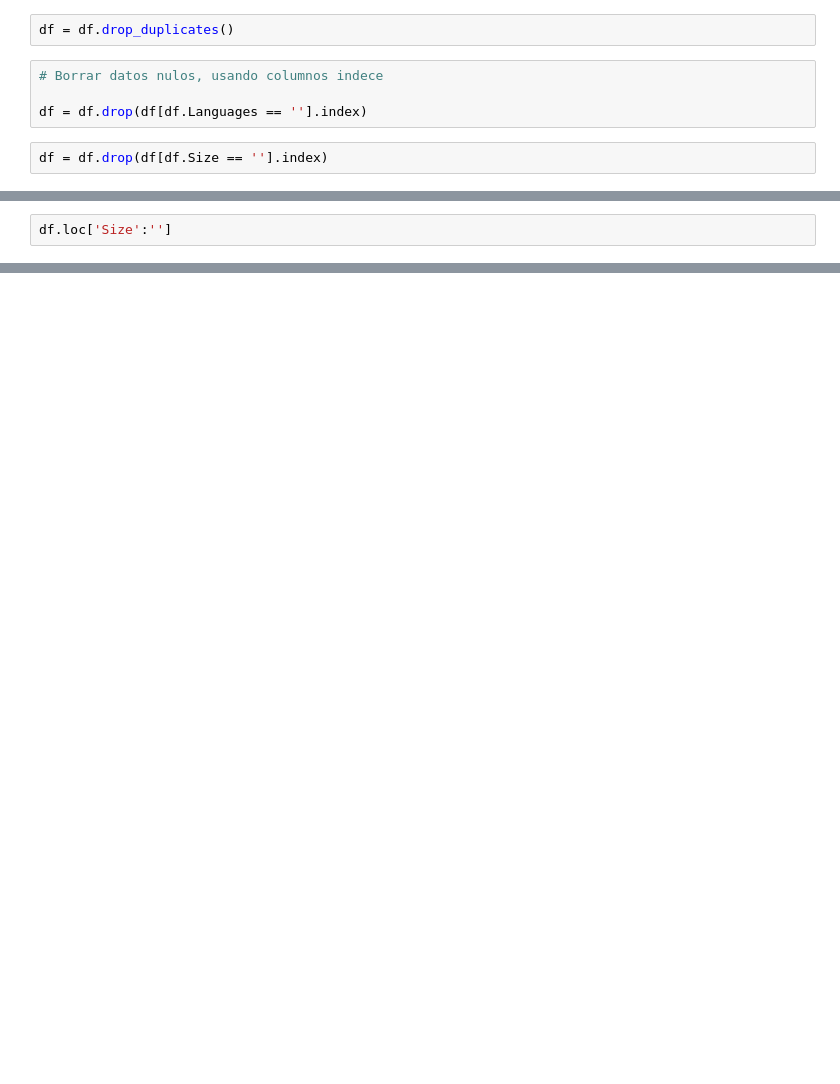
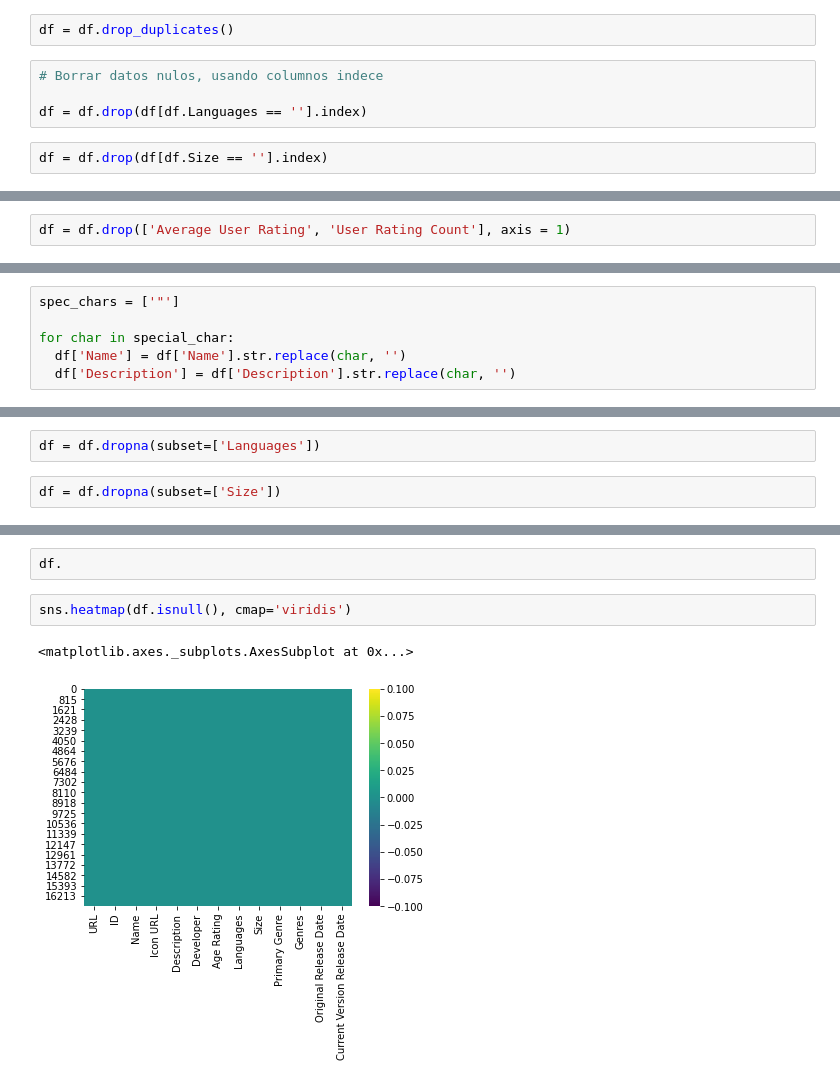
Before and after one commit to Blood-Stream/Blood-Stream-App, a Jupyter notebook: Limpeza_datos_Bloodstream.ipynb, the cells around one changed output, grey strips where cells are left out. Cells and saved outputs as stored; diff of their text form; blank space fills up the shorter version.

```diff
--- a/Limpeza_datos_Bloodstream.ipynb
+++ b/Limpeza_datos_Bloodstream.ipynb
@@ -125 +130,3 @@ Current Version Release Date    0.000000
 dtype: float64
+# %%
+df = df.drop(['Average User Rating', 'User Rating Count'], axis = 1)
@@ -126 +140,7 @@ dtype: float64
+# %%
+spec_chars = ['"']
+
+for char in special_char:
+  df['Name'] = df['Name'].str.replace(char, '')
+  df['Description'] = df['Description'].str.replace(char, '')
 # %%
@@ -130,2 +179,4 @@ df.loc['Language':'']
+# %%
+df = df.dropna(subset=['Languages'])
 # %%
-df.loc['Size':'']
+df = df.dropna(subset=['Size'])
@@ -134,2 +200,9 @@ df.loc['Size':'']
+# %%
+df.
+# %%
+sns.heatmap(df.isnull(), cmap='viridis')
+# %% [output]
+<matplotlib.axes._subplots.AxesSubplot at 0x...>
+[figure, added]
 # %%
 from google.colab import files
```
Also changed, not shown: parts of 11 cells of this notebook.
